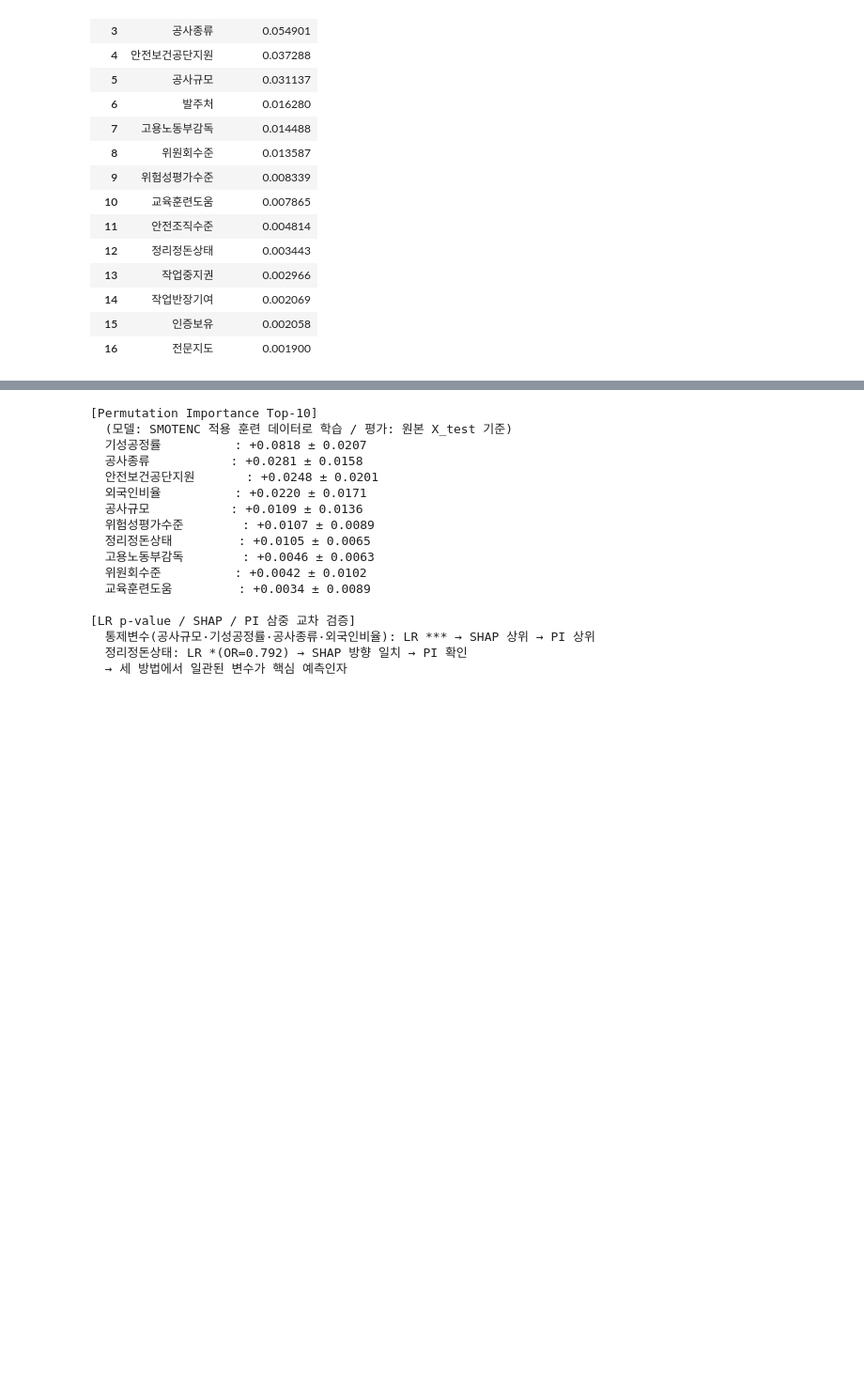
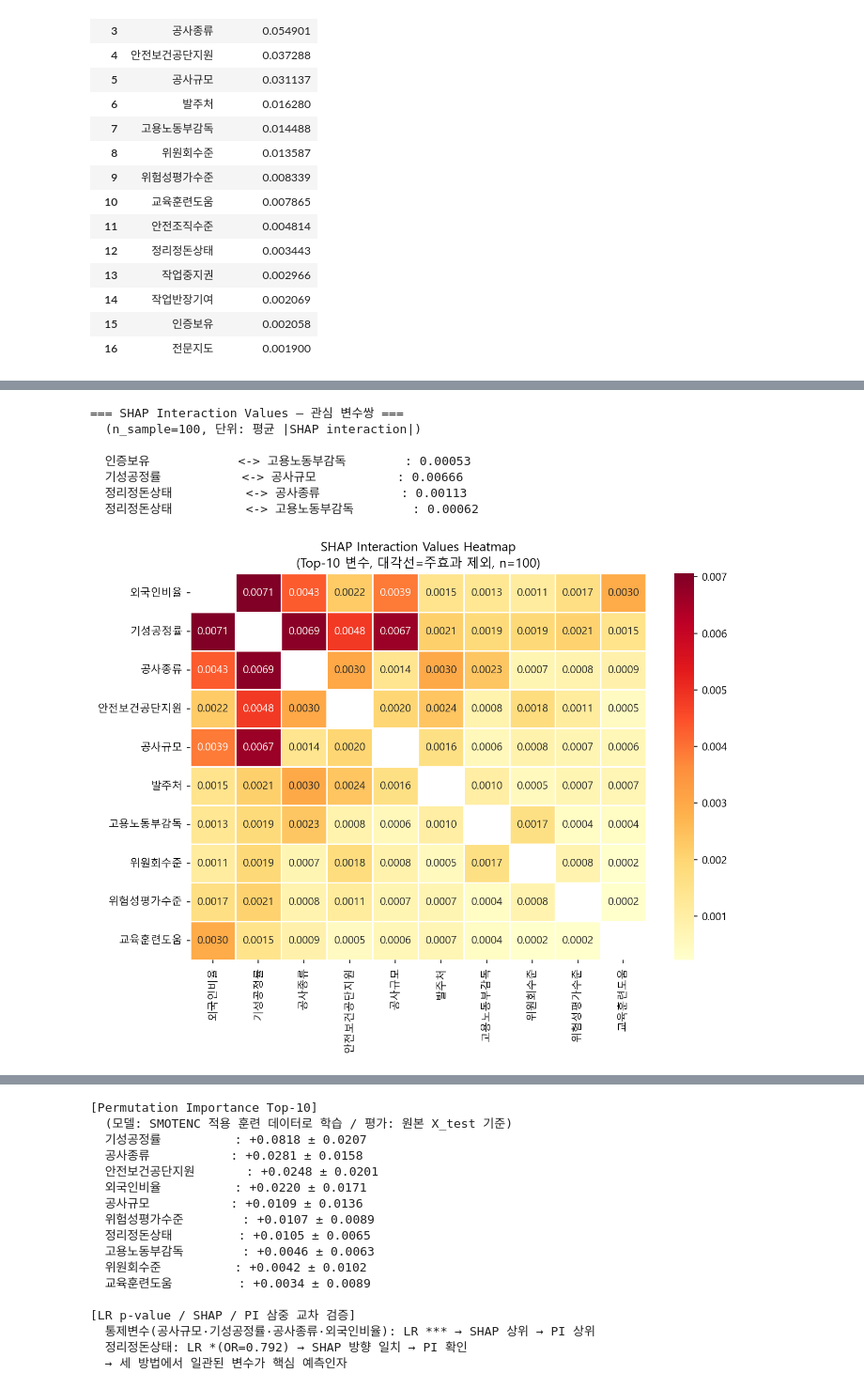
Before and after one commit to geonumul/construction_new, a Jupyter notebook: notebooks/02_데이터분석.ipynb, the cells around one changed output, grey strips where cells are left out. Shown at 94% size. Saved outputs shown, nothing was run; the diff lists cells and outputs as text; code cells hidden in the pictures; blank space fills up the shorter version.

```diff
--- a/notebooks/02_데이터분석.ipynb
+++ b/notebooks/02_데이터분석.ipynb
@@ -1076,0 +1211,78 @@ plt.show()
+# %%
+# Phase 4+ SHAP Interaction Values — 상호작용 효과의 LR-SHAP 교차검증
+# TreeExplainer shap_interaction_values: 메모리 부담 -> 100개 샘플 제한
+
+import warnings; warnings.filterwarnings('ignore')
+
+final_rf    = best_pipe.named_steps['model']
+explainer_ia = shap.TreeExplainer(final_rf)
+n_sample    = min(100, len(X_test))
+X_ia        = X_test.iloc[:n_sample].reset_index(drop=True)
+shap_ia     = explainer_ia.shap_interaction_values(X_ia)
+
+# 이진분류 class=1
+if isinstance(shap_ia, list):
+    shap_ia_c1 = shap_ia[1]
+elif shap_ia.ndim == 4:
+    shap_ia_c1 = shap_ia[:, :, :, 1]
+else:
+    shap_ia_c1 = shap_ia
+
+feat_names = list(X_test.columns)
+mean_ia = np.mean(np.abs(shap_ia_c1), axis=0)
+
+pairs_of_interest = [
+    ('인증보유', '고용노동부감독'),
+    ('기성공정률', '공사규모'),
+    ('정리정돈상태', '공사종류'),
+    ('정리정돈상태', '고용노동부감독'),
+]
+
+print('=== SHAP Interaction Values — 관심 변수쌍 ===')
+print(f'  (n_sample={n_sample}, 단위: 평균 |SHAP interaction|)')
+print()
+for v1, v2 in pairs_of_interest:
+    if v1 in feat_names and v2 in feat_names:
+        i1, i2 = feat_names.index(v1), feat_names.index(v2)
+        ia_val = mean_ia[i1, i2]
+        print(f'  {v1:15s} <-> {v2:15s}: {ia_val:.5f}')
+
+# 히트맵 (상위 10개 변수)
+import seaborn as sns
+n_feat  = len(feat_names)
+top10_s = (pd.DataFrame({'var': feat_names,
+                         'main': [mean_ia[i,i] for i in range(n_feat)]})
+           .nlargest(10,'main')['var'].tolist())
+top10_idx = [feat_names.index(v) for v in top10_s]
+ia_sub    = mean_ia[np.ix_(top10_idx, top10_idx)]
+
+fig, ax = plt.subplots(figsize=(9, 7))
+mask_diag = np.eye(len(top10_s), dtype=bool)
+sns.heatmap(ia_sub, xticklabels=top10_s, yticklabels=top10_s,
+            annot=True, fmt='.4f', cmap='YlOrRd',
+            mask=mask_diag, linewidths=0.5, ax=ax)
+ax.set_title('SHAP Interaction Values Heatmap\n(Top-10 변수, 대각선=주효과 제외, n=100)')
+plt.tight_layout()
+import os; os.makedirs('../results', exist_ok=True)
+plt.savefig('../results/18_shap_interaction_heatmap.png', dpi=150, bbox_inches='tight')
+plt.show()
+
+# LR-SHAP 교차 해석
+print()
+print('[LR-SHAP 상호작용 교차검증]')
+if '인증보유' in feat_names and '고용노동부감독' in feat_names:
+    i1 = feat_names.index('인증보유')
+    i2 = feat_names.index('고용노동부감독')
+    ia_key = mean_ia[i1, i2]
+    print(f'  인증보유 <-> 고용노동부감독: LR OR=2.081(p=0.022)')
+    print(f'  SHAP interaction mean|val|={ia_key:.5f}')
+print('  ※ SHAP interaction value가 클수록 두 변수의 공동 기여가 비선형 모형에서도 확인됨')
+# %% [output]
+=== SHAP Interaction Values — 관심 변수쌍 ===
+  (n_sample=100, 단위: 평균 |SHAP interaction|)
+
+  인증보유            <-> 고용노동부감독        : 0.00053
+  기성공정률           <-> 공사규모           : 0.00666
+  정리정돈상태          <-> 공사종류           : 0.00113
+  정리정돈상태          <-> 고용노동부감독        : 0.00062
+[figure, added]
```
Also changed, not shown: parts of 17 cells of this notebook, 5 other files.
